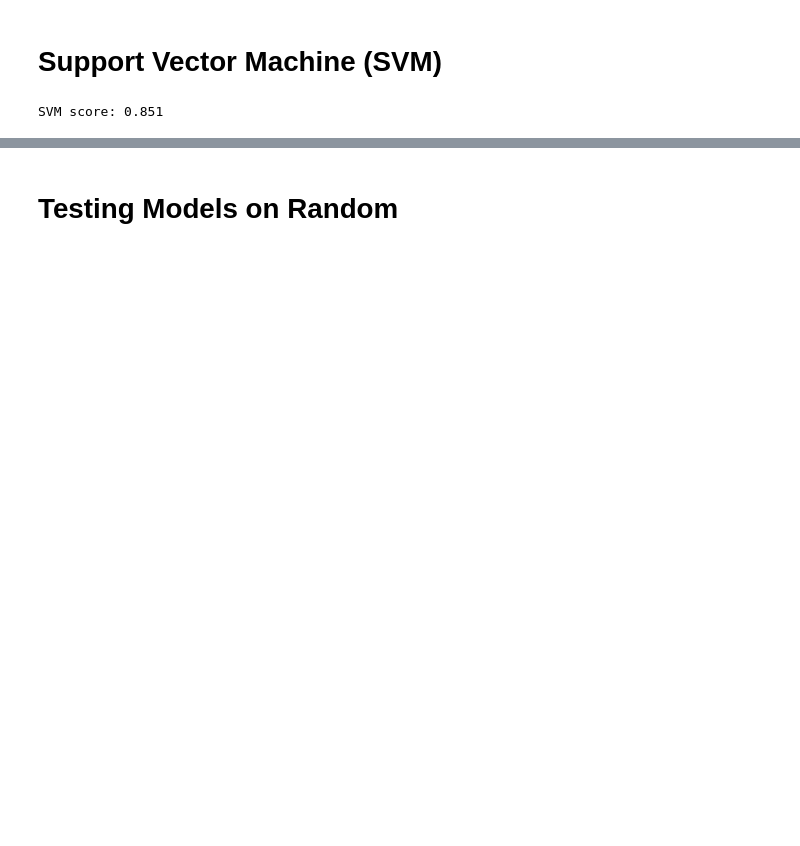
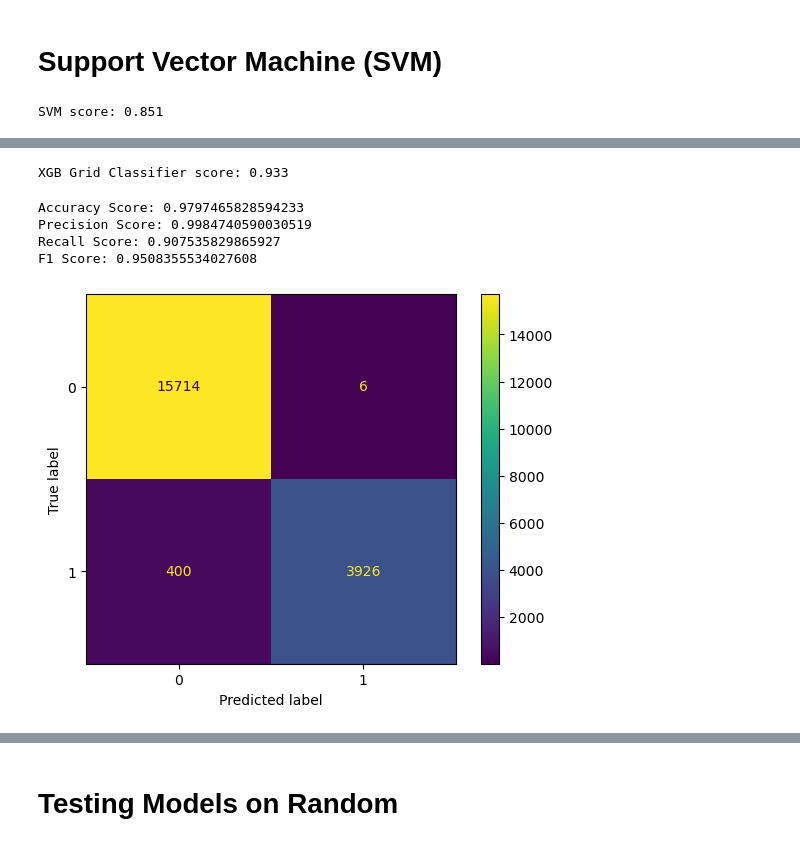
Before and after one commit to CarlosGG18/Credit-Risk-Analysis, a Jupyter notebook: Modeling.ipynb, the cells around one changed output, grey strips where cells are left out. Cells and saved outputs as stored; diff of their text form; code cells hidden in the pictures; blank space fills up the shorter version.

```diff
--- a/Modeling.ipynb
+++ b/Modeling.ipynb
@@ -439,0 +477,4 @@ F1 Score: 0.6875
+# %%
+XGB = Pipeline([('preprocessor', preprocessor), ('SMOTE', SMOTE()), ('classifier', XGBClassifier())])
+XGB.fit(X_train,y_train)
+print("XGB Classifier score: %.3f" % XGB.score(X_test, y_test))
@@ -439,0 +483,10 @@ F1 Score: 0.6875
+# %%
+xgb_params = {
+    'classifier__learning_rate':[0.1,0.001,0.01],
+    'classifier__n_estimators':[100,150],
+    'classifier__max_depth':[10,15],
+    'classifier__subsample':[0.9,0.8],
+    'classifier__reg_alpha':[0.1]}
+# %%
+xgb_grid = GridSearchCV(XGB,xgb_params, cv=5)
+xgb_grid.fit(X_train, y_train)
@@ -439,0 +511,14 @@ F1 Score: 0.6875
+# %%
+best_xgb_grid = xgb_grid.best_estimator_
+best_xgb_grid.fit(X_train, y_train)
+print("XGB Grid Classifier score: %.3f" % best_xgb_grid.score(X_test, y_test))
+# %% [output]
+XGB Grid Classifier score: 0.933
+# %%
+results(best_xgb_grid, X_train, y_train)
+# %% [output]
+Accuracy Score: 0.9797465828594233
+Precision Score: 0.9984740590030519
+Recall Score: 0.907535829865927
+F1 Score: 0.9508355534027608
+[figure, added]
```
Also changed, not shown: parts of 34 cells of this notebook.
